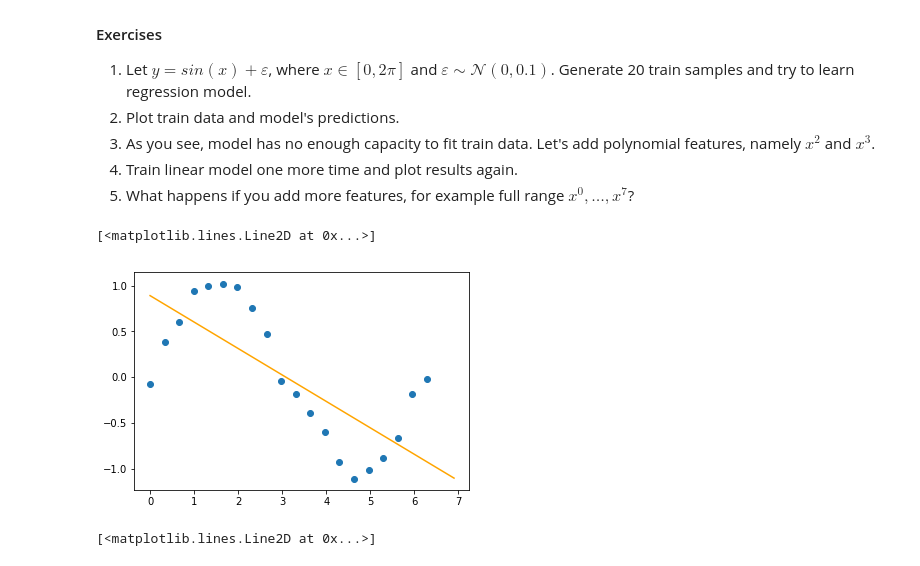
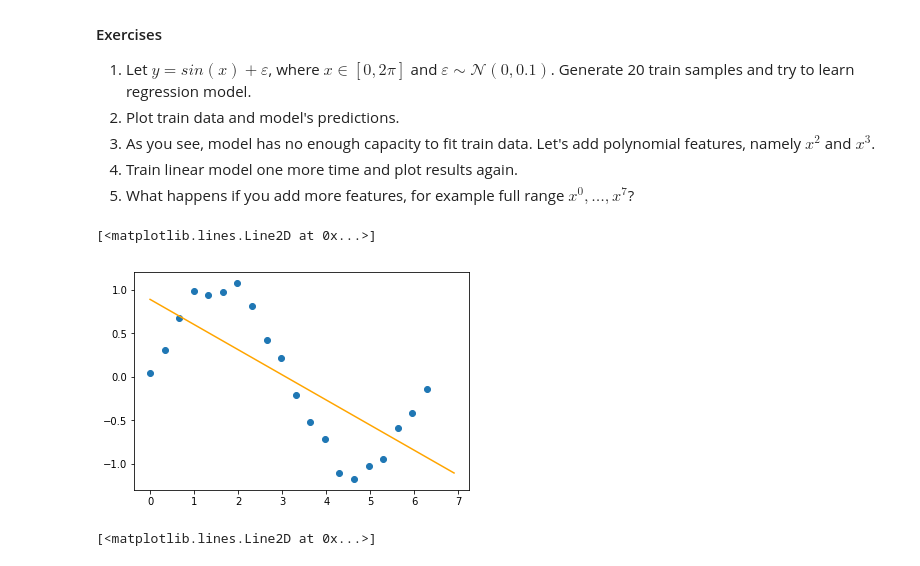
Before and after one commit to puhsu/renju, a Jupyter notebook: labs/lab-1.ipynb, the cells around one changed output. Drawn from its saved outputs; the diff is of its cells as text; code cells hidden in the pictures.

```diff
--- a/labs/lab-1.ipynb
+++ b/labs/lab-1.ipynb
@@ -65,25 +67,25 @@ from matplotlib import pyplot as plt
 # %%
 np.random.seed(42)
 X_train = np.linspace(0, 2 * np.pi, 20)
 y_train = np.sin(X_train) + np.random.normal(0, 0.1, 20)
 
 
 def train_poly(X_train, y_train, deg=1):
     features = np.column_stack([X_train**i for i in range(deg, -1, -1)])
     weights = np.linalg.inv(features.T.dot(features)).dot(features.T).dot(y_train)
     return weights
 
 
 weights_first_deg = train_poly(X_train, y_train)
 
 x = np.arange(0, 7, 0.1)
 model_1 = poly(np.flip(weights_first_deg, 0))
 
-plt.scatter(x_values, y_values)
+plt.scatter(X_train, y_train)
 plt.plot(x, model_1(x), color='orange')
 # %% [output]
 [<matplotlib.lines.Line2D at 0x...>]
-[figure, old version]
+[figure, new version]
 # %%
 weights_third_deg = train_poly(X_train, y_train, deg=3)
 weights_seventh_deg = train_poly(X_train, y_train, deg=7)
```
Also changed, not shown: parts of 17 cells of this notebook.
